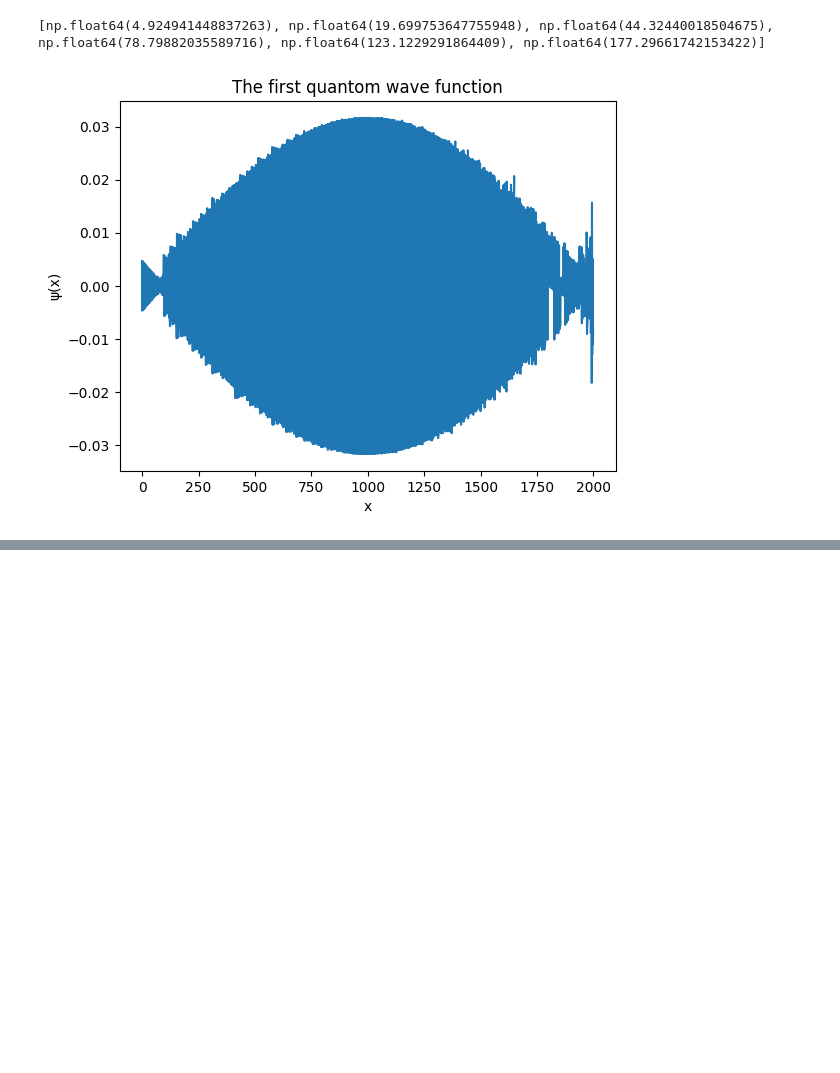
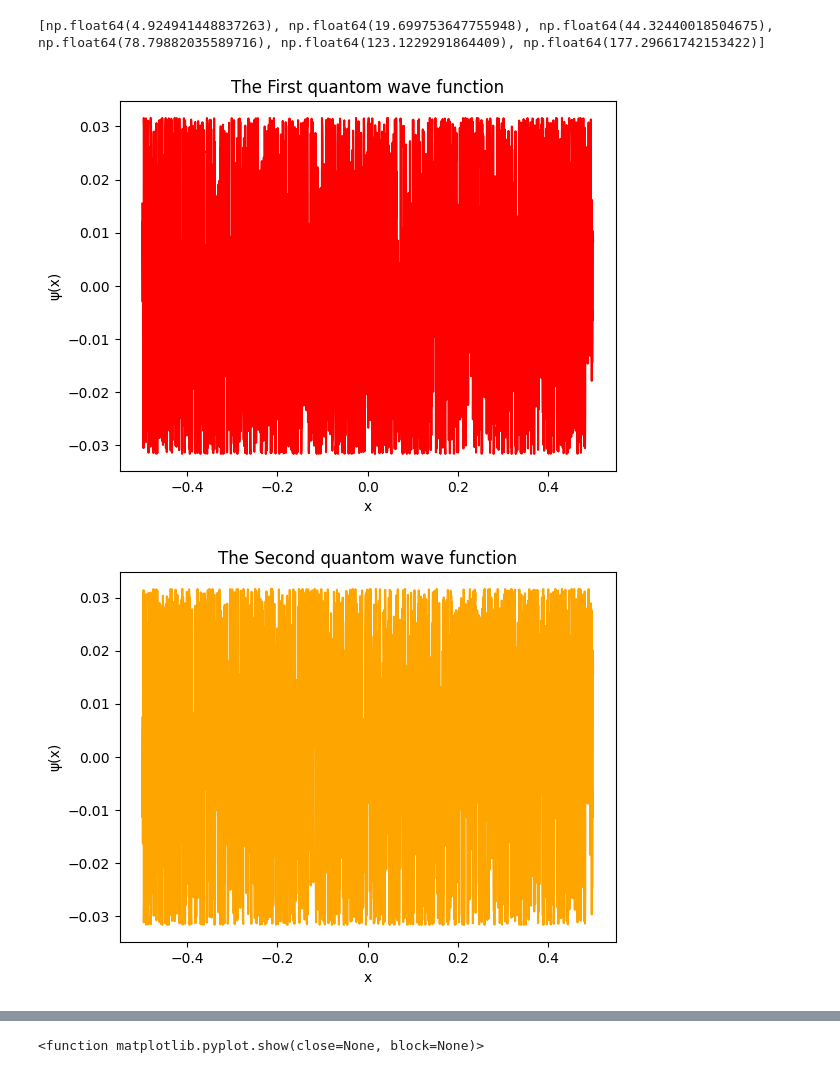
Before and after one commit to Slow-Bo/chem-4050-5050, a Jupyter notebook: homework-1-grad.ipynb, the cells around one changed output, grey strips where cells are left out. Saved outputs shown, nothing was run; the diff lists cells and outputs as text; code cells hidden in the pictures; blank space fills up the shorter version.

Commit message:
Sorts Eigenvalues and Eigenvectors together, still dosn't work.

```diff
--- a/homework-1-grad.ipynb
+++ b/homework-1-grad.ipynb
@@ -67,8 +67,8 @@ Eigvals, Eigvec = np.linalg.eig(Hamiltionian)
 
 
 
-#Sorts Eigenvalues
-Sorted_Eig = np.sort(Eigvals)
+#Sorts Eigenvalues and Eigenvectors
+Sorted_Eig, Sorted_EV = zip(*sorted(zip(Eigvals, Eigvec)))
 
 #Creates an array and places the first 7 Eigen values into it
 Extracted_Eig = []
@@ -80,13 +80,41 @@ print(Extracted_Eig)
 # %% [output]
 [np.float64(4.924941448837263), np.float64(19.699753647755948), np.float64(44.32440018504675), np.float64(78.79882035589716), np.float64(123.1229291864409), np.float64(177.29661742153422)]
 # %%
+#Changes graph name and color because I am cool like that
+Graph_Lable = ["First", "Second", "Third", "Fourth", "Fifth"]
+Graph_Color = ['red', 'orange', 'green', 'blue', 'purple']
 
-#plots the first wave function and energy level
-a = np.array(Eigvec[0])
-plt.plot(a,Real_Space_Grid)
+#An Array to store the energy values in for later use
+Energy_Lvs = []
+
+#plots the first five wave functions
+for a in range(5):
+    #Picks one wave function out of the array
+    Wave_Func = np.array(Sorted_EV[a])
+    #Takes aaid function's energy level for later
+    Energy_Lvs.append(Sorted_Eig[a])
+    #Takes the graph lable from earlier
+    Lable = Graph_Lable[a]
+
+    #Creates the plot for the wave functions
+    plt.plot(Real_Space_Grid,Wave_Func, linestyle = '-', color= Graph_Color[a], label= 'Wave Function')
+    plt.xlabel('x')
+    plt.ylabel('\u03C8(x)')
+    plt.title('The '+ Lable +' quantom wave function')
+    plt.show()
+
+#Creates the plot for the energy levels, limiting the X and Y so the graph looks decent
+plt.xlim(-0.5, 0.5)
+plt.ylim(0, 200)
 plt.xlabel('x')
-plt.ylabel('\u03C8(x)')
-plt.title('The first quantom wave function')
-plt.show()
+plt.ylabel('E')
+plt.title('The first five energy levels of the quantom wave functions')
+
+#A for loop to put all 5 energy levels on the same graph
+for a in range(len(Energy_Lvs)):
+    plt.axhline(Energy_Lvs[a], linestyle = '-', color= Graph_Color[a], label= 'n = ' + str(a + 1))
+plt.legend()
+plt.show
 # %% [output]
-[figure, old version]
+[figure, new version]
+[figure, added]
@@ -92,0 +124 @@ plt.show()
+<function matplotlib.pyplot.show(close=None, block=None)>
```
Also changed, not shown: parts of 1 cell of this notebook.
